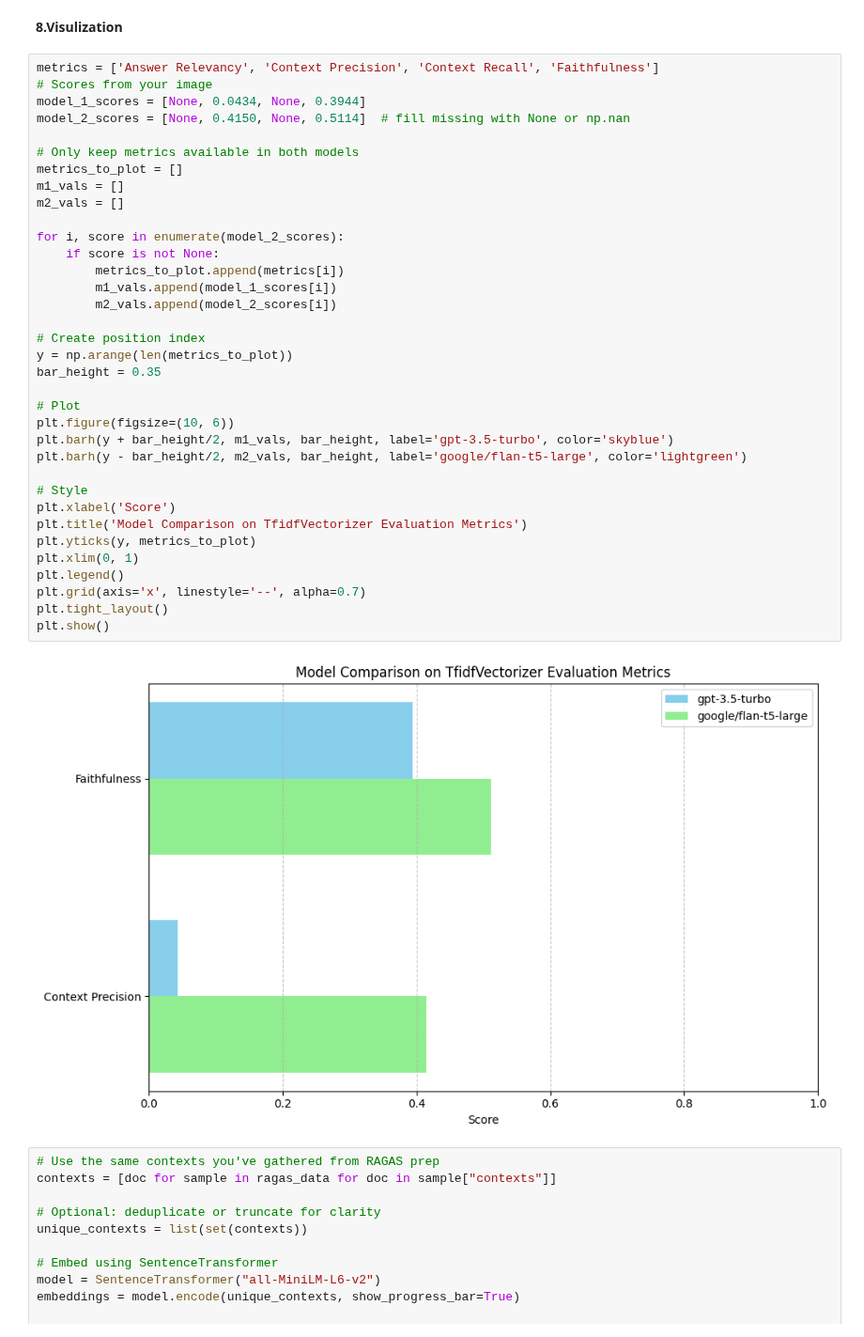
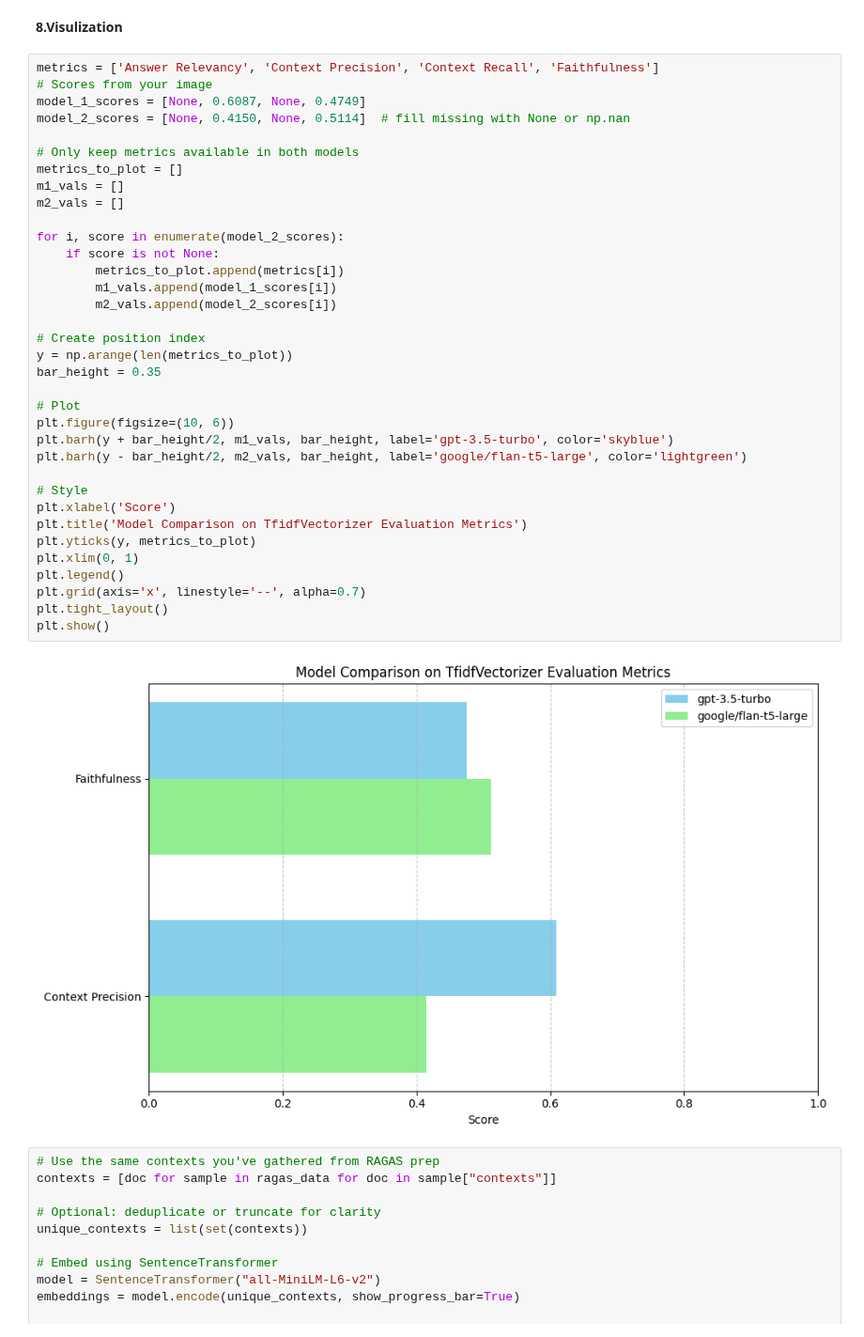
Before and after one commit to NikJamnik/capstone_medical_chat_bot, a Jupyter notebook: ChatGPT_3.5_Turbo.ipynb, the cells around one changed output. Shown at 94% size. Saved outputs shown, nothing was run; the diff lists cells and outputs as text.

```diff
--- a/ChatGPT_3.5_Turbo.ipynb
+++ b/ChatGPT_3.5_Turbo.ipynb
@@ -306,40 +302,40 @@ Average Faithfulness: 0.47189517877186854
 # %%
 metrics = ['Answer Relevancy', 'Context Precision', 'Context Recall', 'Faithfulness']
 # Scores from your image
-model_1_scores = [None, 0.0434, None, 0.3944]
+model_1_scores = [None, 0.6087, None, 0.4749]
 model_2_scores = [None, 0.4150, None, 0.5114]  # fill missing with None or np.nan
 
 # Only keep metrics available in both models
 metrics_to_plot = []
 m1_vals = []
 m2_vals = []
 
 for i, score in enumerate(model_2_scores):
     if score is not None:
         metrics_to_plot.append(metrics[i])
         m1_vals.append(model_1_scores[i])
         m2_vals.append(model_2_scores[i])
 
 # Create position index
 y = np.arange(len(metrics_to_plot))
 bar_height = 0.35
 
 # Plot
 plt.figure(figsize=(10, 6))
 plt.barh(y + bar_height/2, m1_vals, bar_height, label='gpt-3.5-turbo', color='skyblue')
 plt.barh(y - bar_height/2, m2_vals, bar_height, label='google/flan-t5-large', color='lightgreen')
 
 # Style
 plt.xlabel('Score')
 plt.title('Model Comparison on TfidfVectorizer Evaluation Metrics')
 plt.yticks(y, metrics_to_plot)
 plt.xlim(0, 1)
 plt.legend()
 plt.grid(axis='x', linestyle='--', alpha=0.7)
 plt.tight_layout()
 plt.show()
 # %% [output]
-[figure, old version]
+[figure, new version]
 # %%
 # Use the same contexts you've gathered from RAGAS prep
 contexts = [doc for sample in ragas_data for doc in sample["contexts"]]
```
Also changed, not shown: parts of 6 cells of this notebook.
